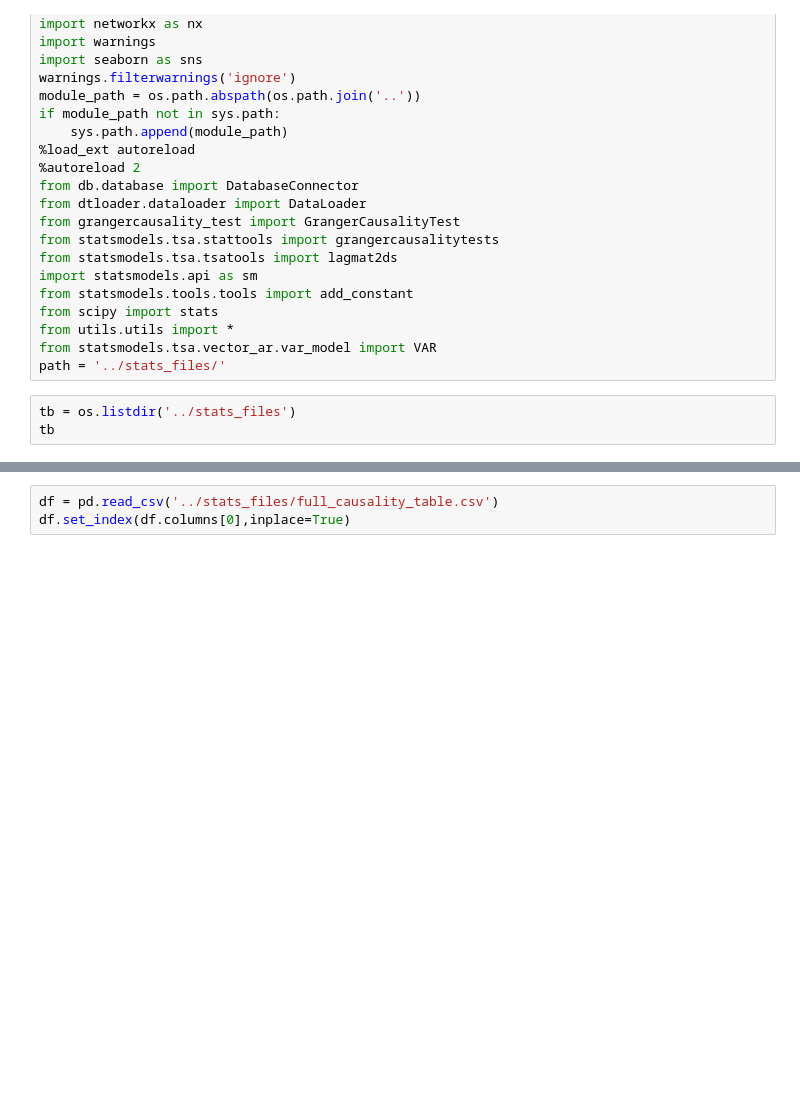
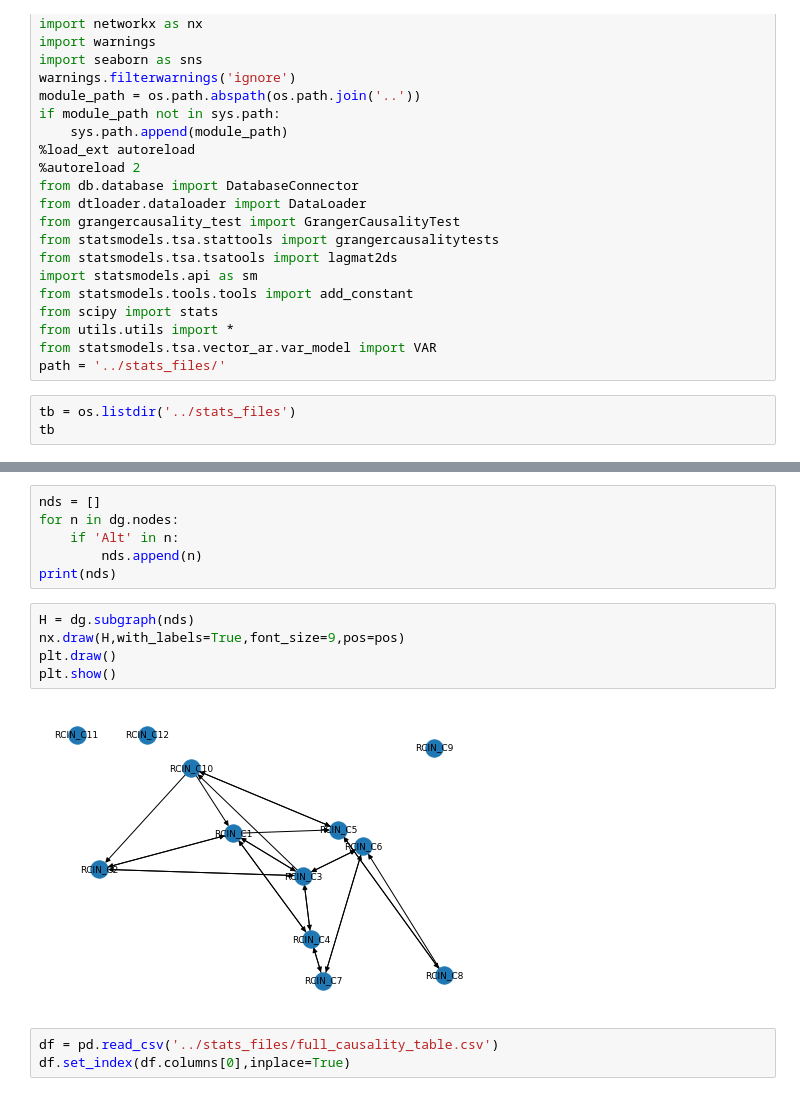
Before and after one commit to Husseinjd/DroneCrashDetection, a Jupyter notebook: sample_testing/testing.ipynb, the cells around one changed output, grey strips where cells are left out. Cells and saved outputs as stored; diff of their text form; blank space fills up the shorter version.

```diff
--- a/sample_testing/testing.ipynb
+++ b/sample_testing/testing.ipynb
@@ -32,3 +39,16 @@ tb
+# %%
+nds = []
+for n in dg.nodes:
+    if 'Alt' in n:
+        nds.append(n)
+print(nds)
+# %%
+H = dg.subgraph(nds)
+nx.draw(H,with_labels=True,font_size=9,pos=pos)
+plt.draw()
+plt.show()
+# %% [output]
+[figure, added]
 # %%
 df = pd.read_csv('../stats_files/full_causality_table.csv')
 df.set_index(df.columns[0],inplace=True)
```
Also changed, not shown: parts of 2 cells of this notebook, 3 other files.
